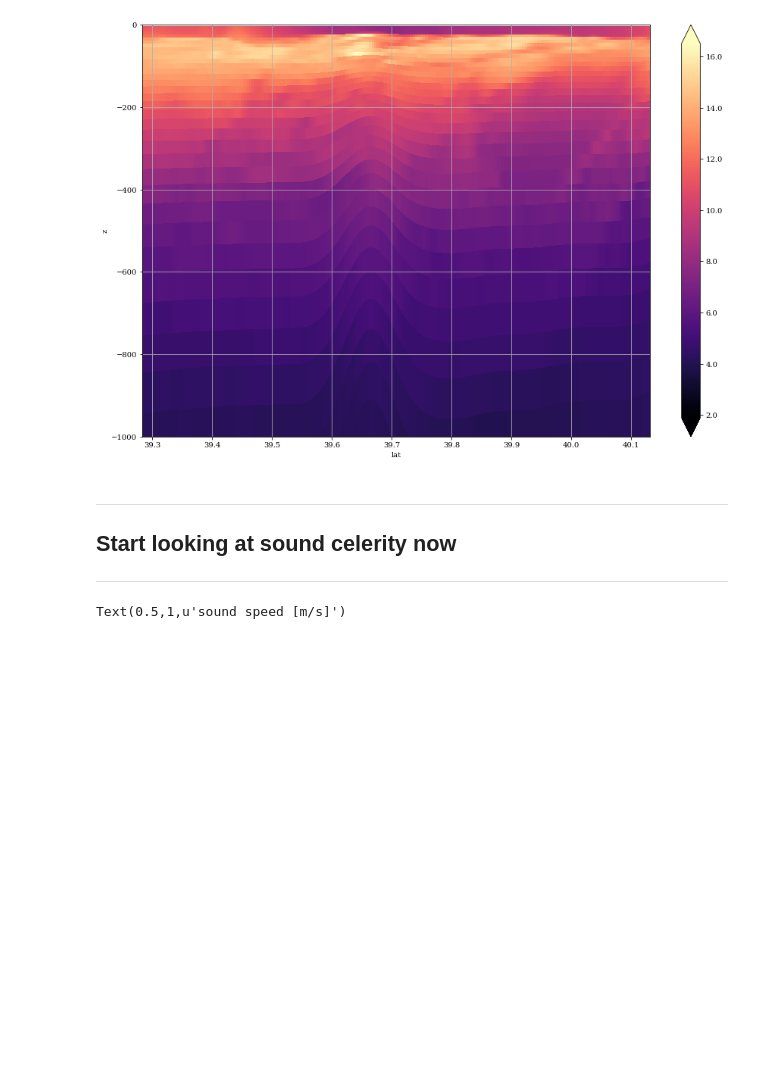
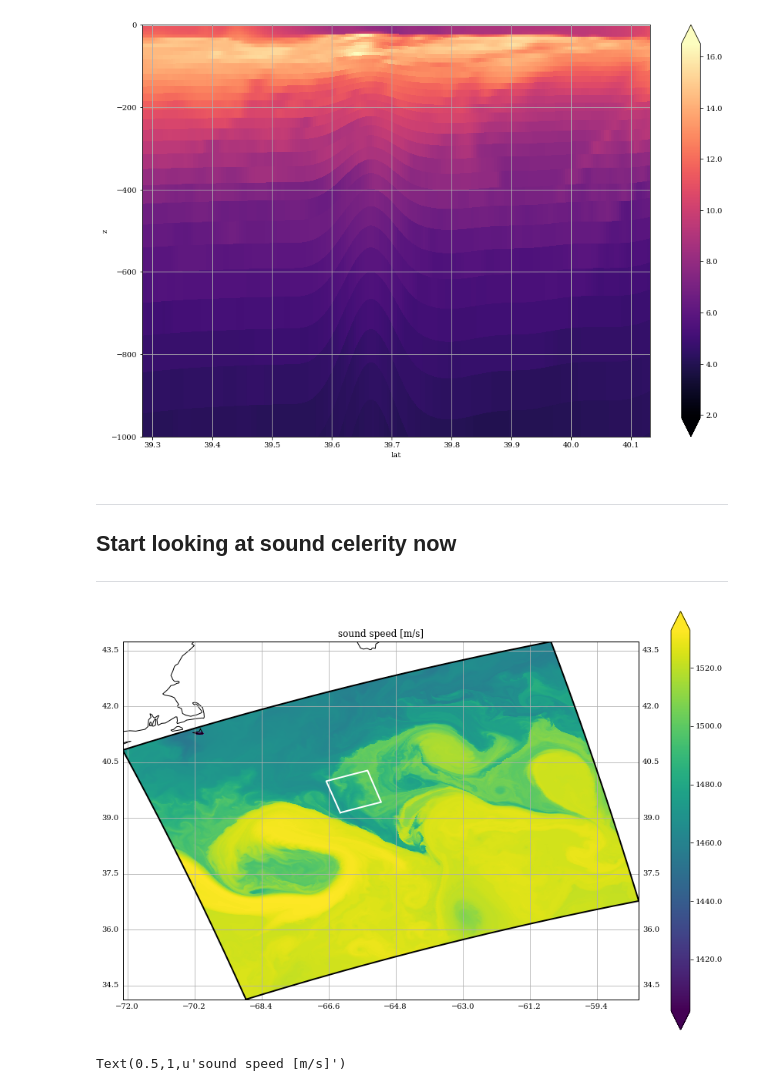
Before and after one commit to apatlpo/cognac, a Jupyter notebook: flow/celerity_maps_zoom.ipynb, the cells around one changed output. Saved outputs shown, nothing was run; the diff lists cells and outputs as text; code cells hidden in the pictures; blank space fills up the shorter version.

```diff
--- a/flow/celerity_maps_zoom.ipynb
+++ b/flow/celerity_maps_zoom.ipynb
@@ -159,4 +159,36 @@ ax.set_ylim([-1000.,0.])
 ## Start looking at sound celerity now
 
 ---
+# %%
+# derive surface sound speed
+S = Dataset(ofile)['salt']
+z = T[it,iz,:,:]*0.
+c = get_soundc(T[it,iz,:,:], S[it,iz,:,:], z, grd.lon_rho, grd.lat_rho)
+# %%
+fig=plt.figure(figsize=(15,10))
+#
+ax=plt.axes(projection=crs)
+ax.set_extent(grd.hextent, crs)
+gl=ax.gridlines(crs=crs,draw_labels=True)
+gl.xlabels_top = False
+ax.coastlines(resolution='50m')
+#
+#it = 0
+#iz = -1
+#ilon = grd.Lp/2  # used for vertical slices
+toplt = c
+# should probably mask T
+cmap = plt.get_cmap('viridis')
+im = ax.pcolormesh(grd.lon_rho,grd.lat_rho,toplt,
+                   vmin=toplt.min(),vmax=toplt.max(),
+                   cmap=cmap)
+cbar = plt.colorbar(im, format='%.1f', extend='both')
+ax.set_title('sound speed [m/s]')
+
+#plt.savefig('figs/c_hmap.png',dpi=300)
+grd.plot_domain(ax,color='black',lw=2)
+zgrd.plot_domain(ax,color='white',lw=2)
+#plt.savefig('figs/C_hmap_global.png',dpi=300)
+# %% [output]
+[figure, added]
 # %%
```
Also changed, not shown: parts of 1 cell of this notebook, 1 other file.
